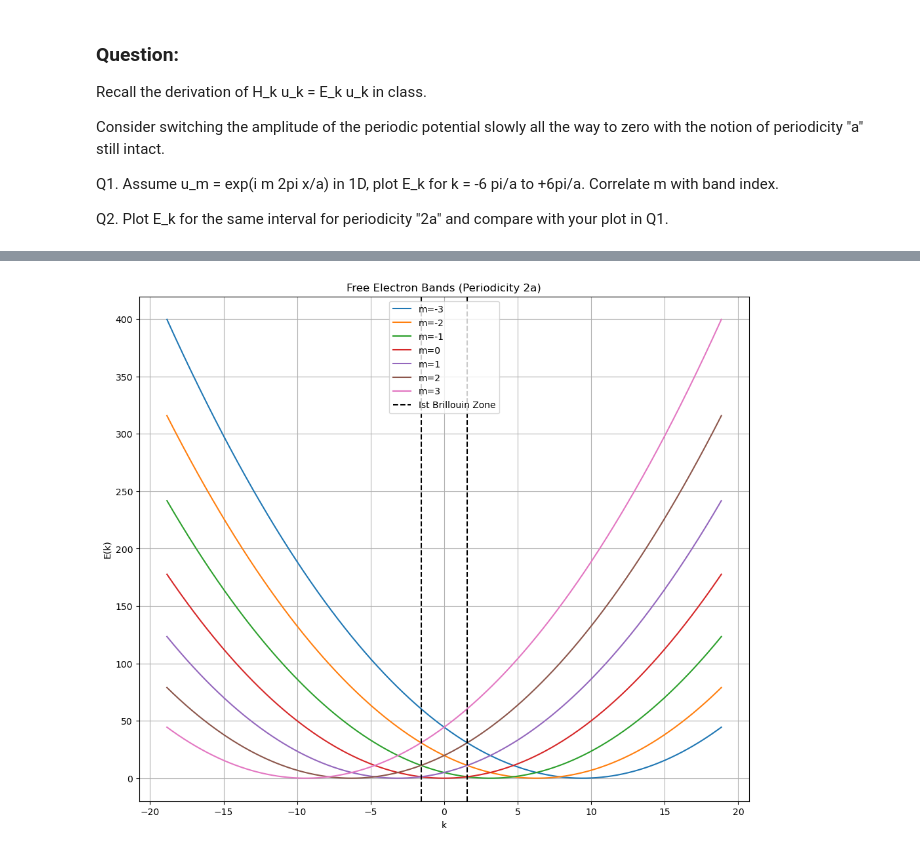
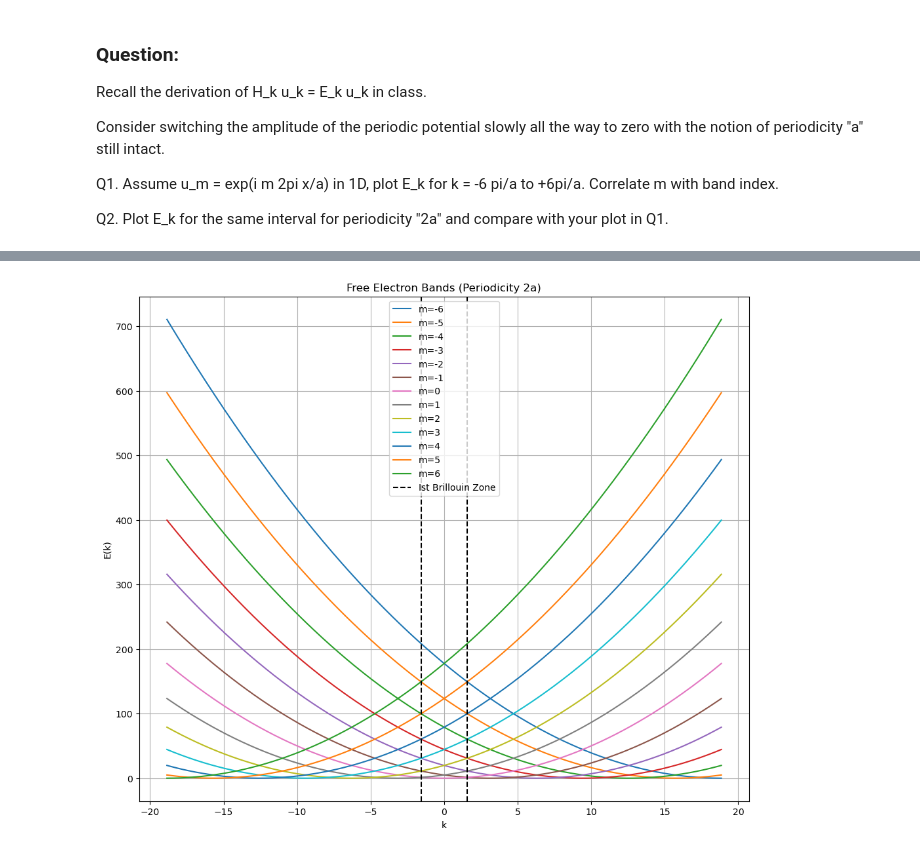
Before and after one commit to crimsonpane23/P306-Introduction-to-Condensed-Matter-Physics, a Jupyter notebook: Assignment 2 - Free Electron Band Structure.ipynb, the cells around one changed output, grey strips where cells are left out. Saved outputs shown, nothing was run; the diff lists cells and outputs as text; code cells hidden in the pictures.

```diff
--- a/Assignment 2 - Free Electron Band Structure.ipynb
+++ b/Assignment 2 - Free Electron Band Structure.ipynb
@@ -14,18 +14,18 @@ Q2. Plot E_k for the same interval for periodicity "2a" and compare with your pl
 import numpy as np
 import matplotlib.pyplot as plt
 # %%
-# I am taking ħ = 1,m=1, a = 1 for simplicity, so E(k) = ((k + l*2π/a)^2)/2
+# I am taking ħ = 1,m=1, a = 1 for simplicity, so E(k) = ((k + m*2π/a)^2)/2
 # k goes -6π/a to +6π/a, so we have values m=-3 to +3
-# Plotting the bands labeled by l
+# Plotting the bands labeled by m
 a = 1.0
 k = np.linspace(-6*np.pi/a, 6*np.pi/a, 5000)
 h_cut = 1.055e-34
 m = 9.11e-31
 
 plt.figure(figsize=(12, 10))
-for l in range(-3, 4):
-    E = ((k + l * 2*np.pi/a)**2)/2
-    plt.plot(k, E, label=f'l={l}')
+for m in range(-3, 4):
+    E = ((k + m * 2*np.pi/a)**2)/2
+    plt.plot(k, E, label=f'm={m}')
 plt.axvline(np.pi/a, linestyle='--', color='black', label='Ist Brillouin Zone')
 plt.axvline(-np.pi/a, linestyle='--', color='black')
 plt.xlabel("k")
@@ -39,19 +51,19 @@ plt.show()
 # %%
 # Same as previous just that G=2π/a changes to G=π/a (considering periodicity of '2a'), so E(k) = (k + m*π/a)^2
 a = 1.0
 k = np.linspace(-6*np.pi/a, 6*np.pi/a, 5000)
 
 plt.figure(figsize=(12, 10))
-for m in range(-3, 4):
+for m in range(-6, 7):
     E = ((k + m * np.pi/a)**2)/2
     plt.plot(k, E, label=f'm={m}')
 plt.axvline(np.pi/2*a, linestyle='--', color='black', label='Ist Brillouin Zone')
 plt.axvline(-np.pi/2*a, linestyle='--', color='black')
 plt.xlabel("k")
 plt.ylabel("E(k)")
 plt.title("Free Electron Bands (Periodicity 2a)")
 plt.grid()
 plt.legend()
 plt.show()
 # %% [output]
-[figure, old version]
+[figure, new version]
```
Also changed, not shown: parts of 6 cells of this notebook.
